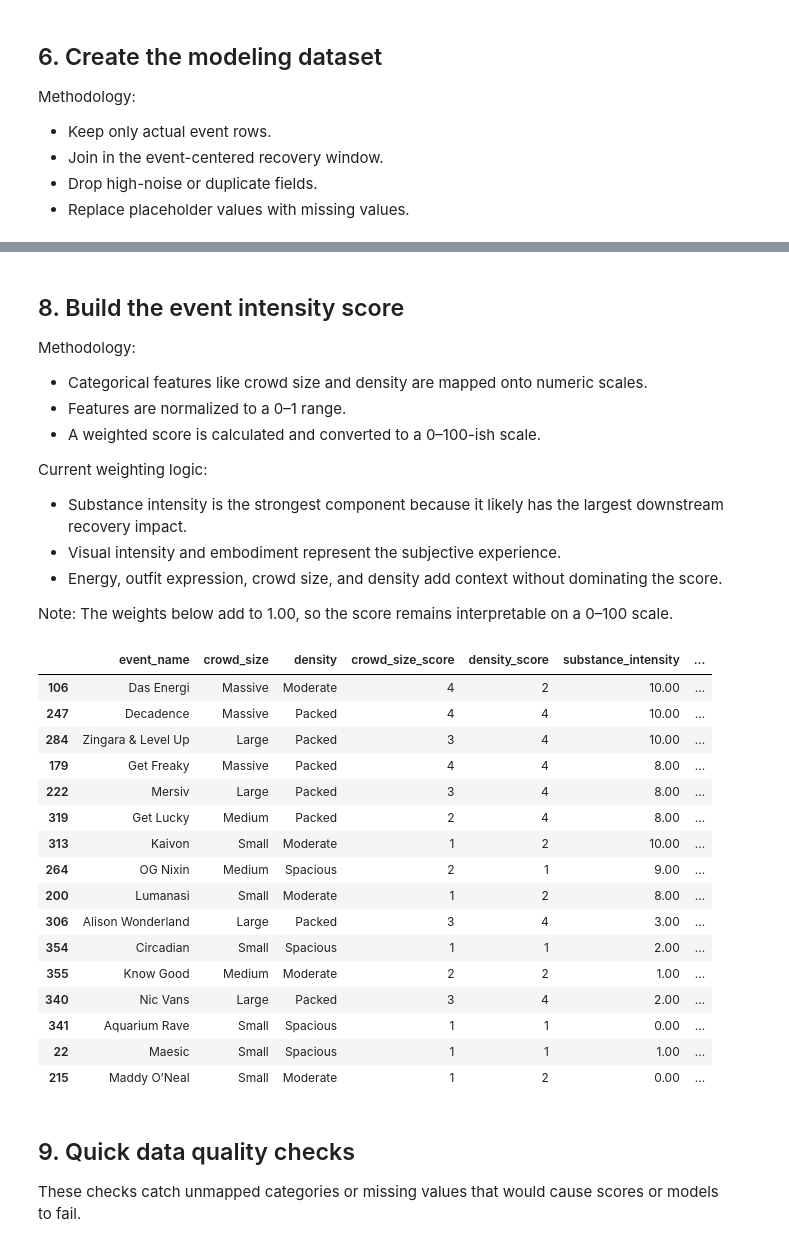
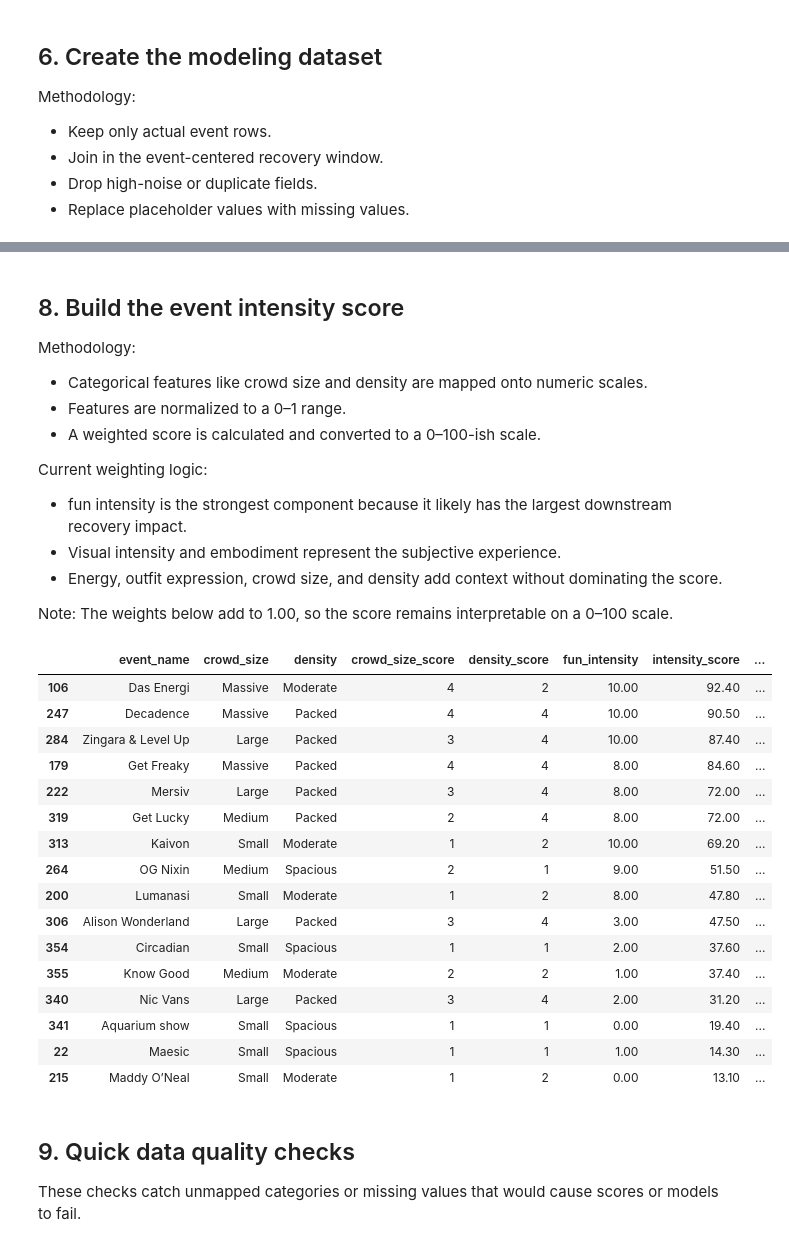
Before and after one commit to michellehand/event-intensity-sleep-recovery-analysis, a Jupyter notebook: Music_Health_NTB_Simplified_Methodology_Models.ipynb, the cells around one changed output, grey strips where cells are left out. Cells and saved outputs as stored; diff of their text form; code cells hidden in the pictures.

```diff
--- a/Rave_Health_NTB_Simplified_Methodology_Models.ipynb
+++ b/Music_Health_NTB_Simplified_Methodology_Models.ipynb
@@ -142,7 +142,7 @@ sleep["date"].min(), sleep["date"].max(), sleep["date"].nunique()
 
 This creates one daily table with both event fields and health/sleep fields.
 # %%
-daily = pd.merge(rave_raw, sleep, on="date", how="outer")
+daily = pd.merge(show_raw, sleep, on="date", how="outer")
 
 daily = daily.sort_values("date").reset_index(drop=True)
 
@@ -230,14 +230,14 @@ Methodology:
 - Drop high-noise or duplicate fields.
 - Replace placeholder values with missing values.
 # %%
-rave_with_window = pd.merge(daily, wide, on="date", how="left")
+show_with_window = pd.merge(daily, wide, on="date", how="left")
 
-rave_df = rave_with_window.loc[rave_with_window["rave"] == 1].copy()
+show_df = show_with_window.loc[show_with_window["show"] == 1].copy()
 
-rave_df = rave_df.drop(columns=[
+show_df = show_df.drop(columns=[
     "interactions_(others)",
     "interactions_(you)",
-    "rave",
+    "show",
     "score",
     "bedtime",
     "wake_time",
@@ -256,9 +256,9 @@ rave_df = rave_df.drop(columns=[
     "bedtime_hour_adj"
 ], errors="ignore")
 
-rave_df = rave_df.replace("--", pd.NA)
+show_df = show_df.replace("--", pd.NA)
 
-rave_df.head()
+show_df.head()
 # %% [output]
 |  | event_name | crowd_size | date | density | embodiment | energy_before | event_type | genre | ... |
 | 22 | Maesic | Small | 2025-05-16 | Spacious | 4.00 | 8.00 | Warehouse | NaN | ... |
@@ -359,7 +359,7 @@ Methodology:
 - A weighted score is calculated and converted to a 0–100-ish scale.
 
 Current weighting logic:
-- Substance intensity is the strongest component because it likely has the largest downstream recovery impact.
+- fun intensity is the strongest component because it likely has the largest downstream recovery impact.
 - Visual intensity and embodiment represent the subjective experience.
 - Energy, outfit expression, crowd size, and density add context without dominating the score.
 
@@ -380,12 +380,12 @@ density_map = {
     "Packed": 4
 }
 
-rave_df["crowd_size_score"] = rave_df["crowd_size"].map(crowd_map)
-rave_df["density_score"] = rave_df["density"].map(density_map)
+show_df["crowd_size_score"] = show_df["crowd_size"].map(crowd_map)
+show_df["density_score"] = show_df["density"].map(density_map)
 
 intensity_features = [
     "visual_intensity",
-    "substance_intensity",
+    "fun_intensity",
     "embodiment",
     "energy_before",
     "outfit_expression_level",
@@ -395,7 +395,7 @@ intensity_features = [
 
 weights = {
     "visual_intensity": 0.20,
-    "substance_intensity": 0.30,
+    "fun_intensity": 0.30,
     "embodiment": 0.20,
     "energy_before": 0.10,
     "outfit_expression_level": 0.10,
@@ -403,60 +403,60 @@ weights = {
     "density_score": 0.05
 }
 
-score_df = rave_df.copy()
+score_df = show_df.copy()
 
 scaler = MinMaxScaler()
 score_df[intensity_features] = scaler.fit_transform(score_df[intensity_features])
 
-rave_df["intensity_score"] = sum(
+show_df["intensity_score"] = sum(
     score_df[col] * weight
     for col, weight in weights.items()
 ) * 100
 
-rave_df["intensity_score"] = rave_df["intensity_score"].round(1)
+show_df["intensity_score"] = show_df["intensity_score"].round(1)
 
 def intensity_category(score):
     if pd.isna(score):
         return pd.NA
     elif score < 35:
         return "low"
     elif score < 65:
         return "moderate"
     elif score < 90:
         return "high"
     else:
         return "very high"
 
-rave_df["intensity_category"] = rave_df["intensity_score"].apply(intensity_category)
+show_df["intensity_category"] = show_df["intensity_score"].apply(intensity_category)
 
-rave_df[[
+show_df[[
     "event_name",
     "crowd_size",
     "density",
     "crowd_size_score",
     "density_score",
-    "substance_intensity",
+    "fun_intensity",
     "intensity_score",
     "intensity_category"
 ]].sort_values("intensity_score", ascending=False)
 # %% [output]
-|  | event_name | crowd_size | density | crowd_size_score | density_score | substance_intensity | ... |
-| 106 | Das Energi | Massive | Moderate | 4 | 2 | 10.00 | ... |
-| 247 | Decadence | Massive | Packed | 4 | 4 | 10.00 | ... |
-| 284 | Zingara & Level Up | Large | Packed | 3 | 4 | 10.00 | ... |
-| 179 | Get Freaky | Massive | Packed | 4 | 4 | 8.00 | ... |
-| 222 | Mersiv | Large | Packed | 3 | 4 | 8.00 | ... |
-| 319 | Get Lucky | Medium | Packed | 2 | 4 | 8.00 | ... |
-| 313 | Kaivon | Small | Moderate | 1 | 2 | 10.00 | ... |
-| 264 | OG Nixin | Medium | Spacious | 2 | 1 | 9.00 | ... |
-| 200 | Lumanasi | Small | Moderate | 1 | 2 | 8.00 | ... |
-| 306 | Alison Wonderland | Large | Packed | 3 | 4 | 3.00 | ... |
-| 354 | Circadian | Small | Spacious | 1 | 1 | 2.00 | ... |
-| 355 | Know Good | Medium | Moderate | 2 | 2 | 1.00 | ... |
-| 340 | Nic Vans | Large | Packed | 3 | 4 | 2.00 | ... |
-| 341 | Aquarium Rave | Small | Spacious | 1 | 1 | 0.00 | ... |
-| 22 | Maesic | Small | Spacious | 1 | 1 | 1.00 | ... |
-| 215 | Maddy O’Neal | Small | Moderate | 1 | 2 | 0.00 | ... |
+|  | event_name | crowd_size | density | crowd_size_score | density_score | fun_intensity | intensity_score | ... |
+| 106 | Das Energi | Massive | Moderate | 4 | 2 | 10.00 | 92.40 | ... |
+| 247 | Decadence | Massive | Packed | 4 | 4 | 10.00 | 90.50 | ... |
+| 284 | Zingara & Level Up | Large | Packed | 3 | 4 | 10.00 | 87.40 | ... |
+| 179 | Get Freaky | Massive | Packed | 4 | 4 | 8.00 | 84.60 | ... |
+| 222 | Mersiv | Large | Packed | 3 | 4 | 8.00 | 72.00 | ... |
+| 319 | Get Lucky | Medium | Packed | 2 | 4 | 8.00 | 72.00 | ... |
+| 313 | Kaivon | Small | Moderate | 1 | 2 | 10.00 | 69.20 | ... |
+| 264 | OG Nixin | Medium | Spacious | 2 | 1 | 9.00 | 51.50 | ... |
+| 200 | Lumanasi | Small | Moderate | 1 | 2 | 8.00 | 47.80 | ... |
+| 306 | Alison Wonderland | Large | Packed | 3 | 4 | 3.00 | 47.50 | ... |
+| 354 | Circadian | Small | Spacious | 1 | 1 | 2.00 | 37.60 | ... |
+| 355 | Know Good | Medium | Moderate | 2 | 2 | 1.00 | 37.40 | ... |
+| 340 | Nic Vans | Large | Packed | 3 | 4 | 2.00 | 31.20 | ... |
+| 341 | Aquarium show | Small | Spacious | 1 | 1 | 0.00 | 19.40 | ... |
+| 22 | Maesic | Small | Spacious | 1 | 1 | 1.00 | 14.30 | ... |
+| 215 | Maddy O’Neal | Small | Moderate | 1 | 2 | 0.00 | 13.10 | ... |
 # %% [markdown]
 ## 9. Quick data quality checks
 
```
Also changed, not shown: parts of 22 cells of this notebook.
